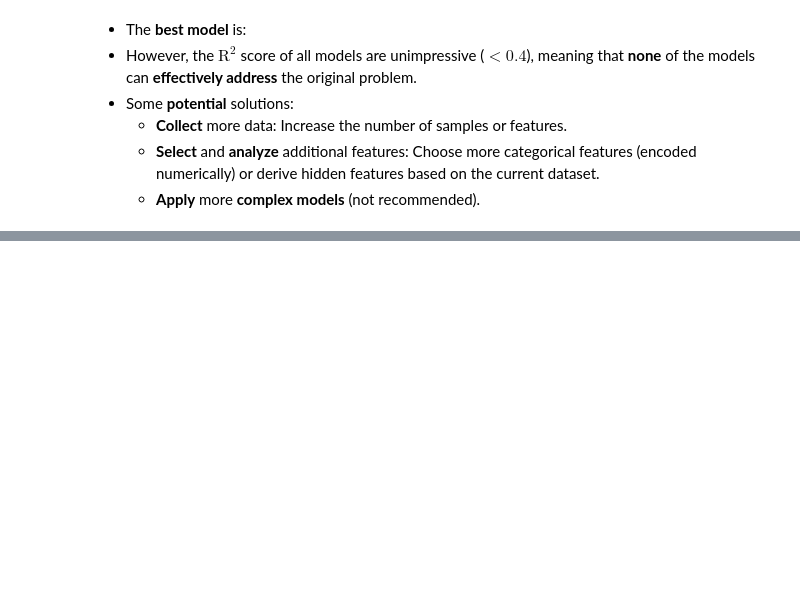
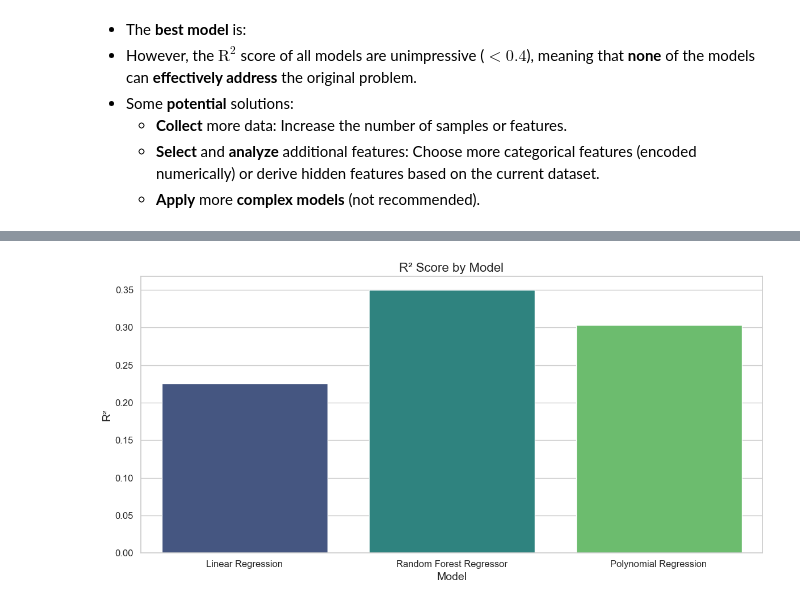
Before and after one commit to lib2509/Intro_to_DS_Final_Project, a Jupyter notebook: data_modeling.ipynb, the cells around one changed output, grey strips where cells are left out. Cells and saved outputs as stored; diff of their text form; code cells hidden in the pictures; blank space fills up the shorter version.

```diff
--- a/data_modeling.ipynb
+++ b/data_modeling.ipynb
@@ -414,0 +419,4 @@ plt.show()
+# %%
+# Split the data into training, validation, and test sets (80:10:10)
+X_train_val, X_test, y_train_val, y_test = train_test_split(X, y, test_size=0.10, random_state=42)
+X_train, X_val, y_train, y_val = train_test_split(X_train_val, y_train_val, test_size=0.111, random_state=42)  # 0.111 ≈ 10/90
@@ -414,0 +460,12 @@ plt.show()
+# %%
+# Evaluate the best model on the test set
+poly = PolynomialFeatures(degree=best_degree)
+X_train_poly = poly.fit_transform(X_train)
+X_test_poly = poly.transform(X_test)
+
+y_test_pred = best_model.predict(X_test_poly)
+# %%
+# Test set evaluation metrics
+test_r2 = r2_score(y_test, y_test_pred)
+print("Final Test Evaluation")
+print(f"R² on test set: {test_r2:.2f}")
@@ -414,0 +488,22 @@ plt.show()
+# %%
+# Add Polynomial Regression result to the R² results dictionary
+r2_results['Polynomial Regression'] = test_r2  # test_r2: result from Polynomial Regression
+
+# Convert the updated dictionary into a DataFrame
+r2_df = pd.DataFrame(list(r2_results.items()), columns=['Model', 'R2'])
+
+# Visualize the R² scores by model
+sns.set_theme(style="whitegrid")
+
+plt.figure(figsize=(12, 6))
+sns.barplot(x='Model', y='R2', hue='Model', data=r2_df, palette='viridis', dodge=False, legend=False)
+plt.title("R² Score by Model", fontsize=16)
+plt.xlabel("Model", fontsize=14)
+plt.ylabel("R²", fontsize=14)
+plt.xticks(fontsize=12)
+plt.yticks(fontsize=12)
+
+plt.tight_layout()
+plt.show()
+# %% [output]
+[figure, added]
```
Also changed, not shown: parts of 15 cells of this notebook.
